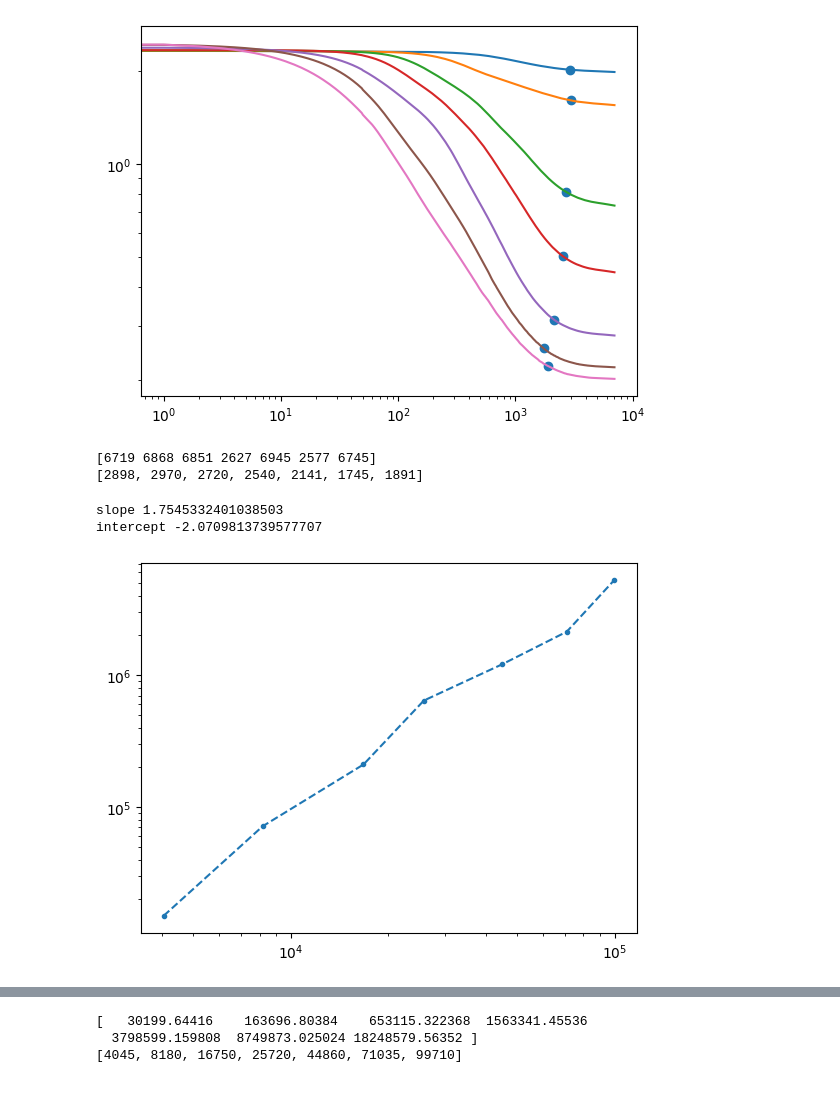
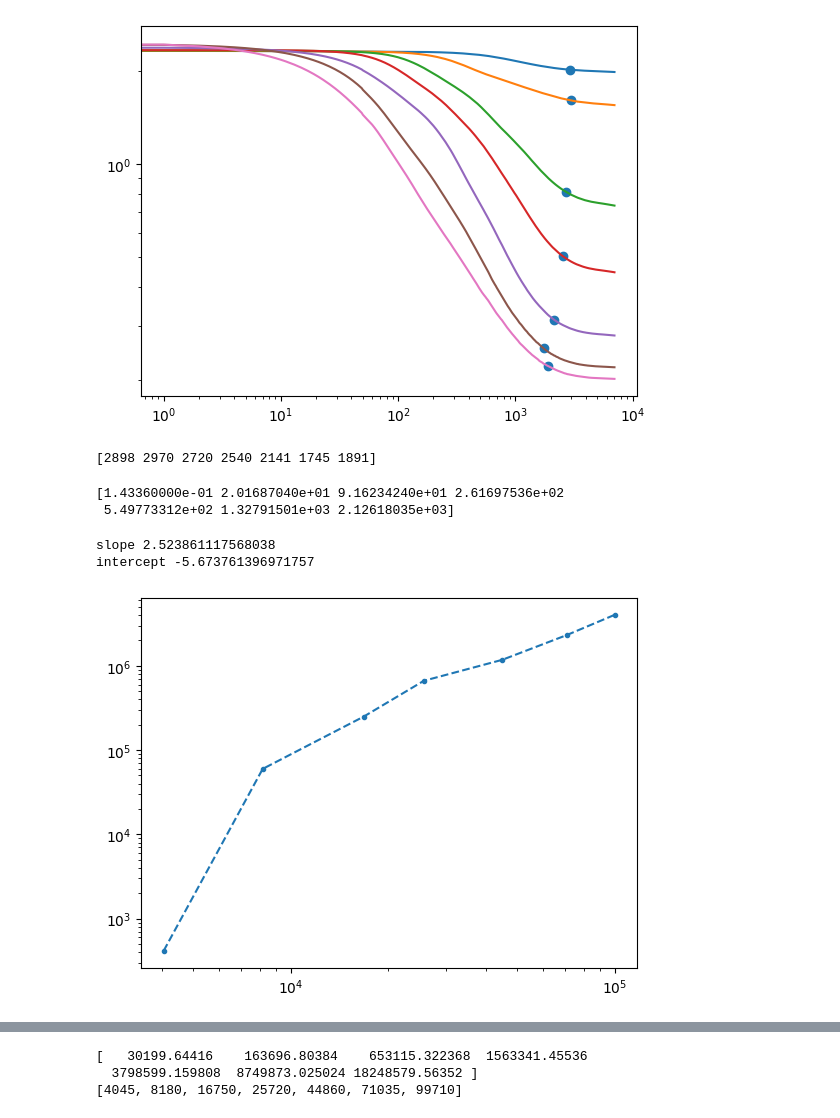
Before and after one commit to ASkalli/nonlinear_oscillator_network, a Jupyter notebook: MNIST/results/convergence_analysis.ipynb, the cells around one changed output, grey strips where cells are left out. Cells and saved outputs as stored; diff of their text form; code cells hidden in the pictures.

Commit message:
mem-cost for SPSA PEPG seems ok

```diff
--- a/MNIST/results/convergence_analysis.ipynb
+++ b/MNIST/results/convergence_analysis.ipynb
@@ -126,10 +126,10 @@ for i in range(len(N_neurons_vec)):          # loop over neuron settings
 # %% [output]
 dict_keys(['train_loss', 'test_loss', 'test_acc', 'time', 'n_params'])
 # %%
-test_loss_mat = np.zeros((len(N_neurons_vec),len(avg_results[0]['test_loss'])))
-train_loss_mat = np.zeros((len(N_neurons_vec),len(avg_results[0]['train_loss'])))
+test_loss_mat = np.zeros((len(N_neurons_vec),len(avg_results_PEPG[0]['test_loss'])))
+train_loss_mat = np.zeros((len(N_neurons_vec),len(avg_results_PEPG[0]['train_loss'])))
 
-for k,D in enumerate(avg_results):
+for k,D in enumerate(avg_results_PEPG):
 
     test_loss_mat[k,:] = D['test_loss']
     train_loss_mat[k,:] = D['train_loss']
@@ -168,7 +157,9 @@ plt.loglog(test_loss_mat.T)
 # %%
 
 test_loss_smooth = scipy.signal.savgol_filter(test_loss_mat,window_length=100,polyorder=3,axis=-1)
-knee_idx = []
+knee_idx_PEPG = []
+idx_start = 500
+
 for k in range(len(N_neurons_vec)):
     kneedle = KneeLocator(
         np.arange(idx_start,np.shape(test_loss_smooth)[-1]), test_loss_smooth[k,idx_start:7000+1],
@@ -178,30 +169,18 @@ for k in range(len(N_neurons_vec)):
         online=False
     )
 
-    knee_idx.append(int(kneedle.knee + idx_start))
+    knee_idx_PEPG.append(int(kneedle.knee + idx_start))
 
-
+knee_idx_PEPG = np.array(knee_idx_PEPG)
 plt.loglog(test_loss_smooth.T)
-plt.scatter(knee_idx,test_loss_smooth[np.arange(len(N_neurons_vec)),knee_idx])
+plt.scatter(knee_idx_PEPG,test_loss_smooth[np.arange(len(N_neurons_vec)),knee_idx_PEPG])
 # %% [output]
 <matplotlib.collections.PathCollection at 0x...>
 [figure]
-# %%
-
-idx_conv=[]
-
-for k,n in enumerate(N_neurons_vec):
-
-    loss_vec = test_loss_smooth[k,idx_start:idx_end]
-    idx_conv.append(knee_point_loglog(loss_vec) + idx_start)
-
-idx_conv = np.array(idx_conv)
 # %%
-print(idx_conv)
-print(knee_idx)
+print(knee_idx_PEPG)
 # %% [output]
-[6719 6868 6851 2627 6945 2577 6745]
-[2898, 2970, 2720, 2540, 2141, 1745, 1891]
+[2898 2970 2720 2540 2141 1745 1891]
 # %%
 #memory cost computation
 def peak_mem_increment(func, *args, interval=0.05, **kwargs):
@@ -214,7 +193,7 @@ mem_cost_pepg = []
 N_dim_vec=[]
 for k,n in enumerate(N_neurons_vec):
     X = []
-    N_dim = int(avg_results[k]['n_params'])
+    N_dim = int(avg_results_PEPG[k]['n_params'])
     N_dim_vec.append(N_dim)
     pop_size = int((0.01*N_dim))
     pop_size = pop_size + 1 if pop_size % 2 else pop_size
@@ -233,13 +212,18 @@ for k,n in enumerate(N_neurons_vec):
     del PEPG_optimizer
 
 mem_cost_pepg = np.array(mem_cost_pepg) * 1048576/1e6
+# %%
+print(mem_cost_pepg)
+# %% [output]
+[1.43360000e-01 2.01687040e+01 9.16234240e+01 2.61697536e+02
+ 5.49773312e+02 1.32791501e+03 2.12618035e+03]
 # %%
-cost_to_conv = mem_cost_pepg * knee_idx
+cost_to_conv = mem_cost_pepg * knee_idx_PEPG
 plt.loglog(N_dim_vec,cost_to_conv,'--.')
 a, b = np.polyfit(np.log10(N_dim_vec), np.log10(cost_to_conv), 1)  # linear fit
 print(f'slope {a}')
 print(f'intercept {b}')
 # %% [output]
-slope 1.7545332401038503
-intercept -2.0709813739577707
+slope 2.523861117568038
+intercept -5.673761396971757
-[figure, old version]
+[figure, new version]
```
Also changed, not shown: parts of 9 cells of this notebook, 5 other files.
